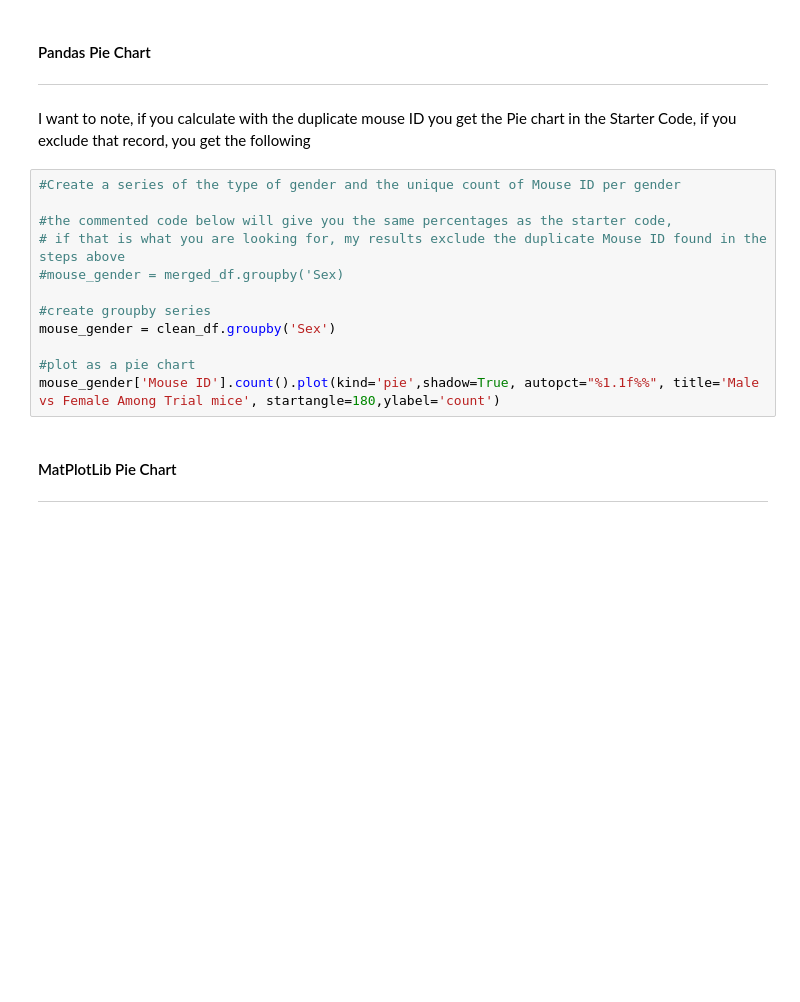
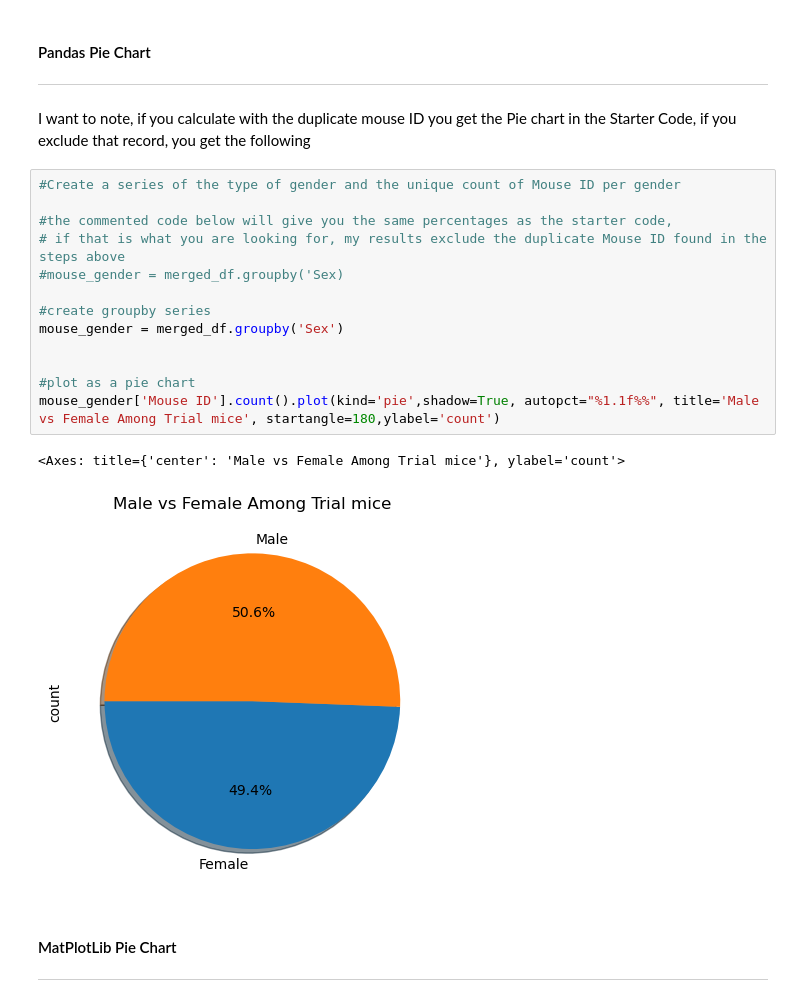
Before and after one commit to jroelofsz/data-visualization, a Jupyter notebook: Pymaceuticals/pymaceuticals.ipynb, the cells around one changed output. Drawn from its saved outputs; the diff is of its cells as text; blank space fills up the shorter version.

```diff
--- a/Pymaceuticals/pymaceuticals.ipynb
+++ b/Pymaceuticals/pymaceuticals.ipynb
@@ -130,15 +144,19 @@ Text(0.5, 1.0, '# of Observed Mice Timepoints per Drug Regimen')
 # %%
 #Create a series of the type of gender and the unique count of Mouse ID per gender
 
 #the commented code below will give you the same percentages as the starter code,
 # if that is what you are looking for, my results exclude the duplicate Mouse ID found in the steps above
 #mouse_gender = merged_df.groupby('Sex)
 
 #create groupby series
-mouse_gender = clean_df.groupby('Sex')
+mouse_gender = merged_df.groupby('Sex')
+
 
 #plot as a pie chart
 mouse_gender['Mouse ID'].count().plot(kind='pie',shadow=True, autopct="%1.1f%%", title='Male vs Female Among Trial mice', startangle=180,ylabel='count')
+# %% [output]
+<Axes: title={'center': 'Male vs Female Among Trial mice'}, ylabel='count'>
+[figure, added]
 # %% [markdown]
 #### MatPlotLib Pie Chart
 ---
```
Also changed, not shown: parts of 10 cells of this notebook, 1 other file.
